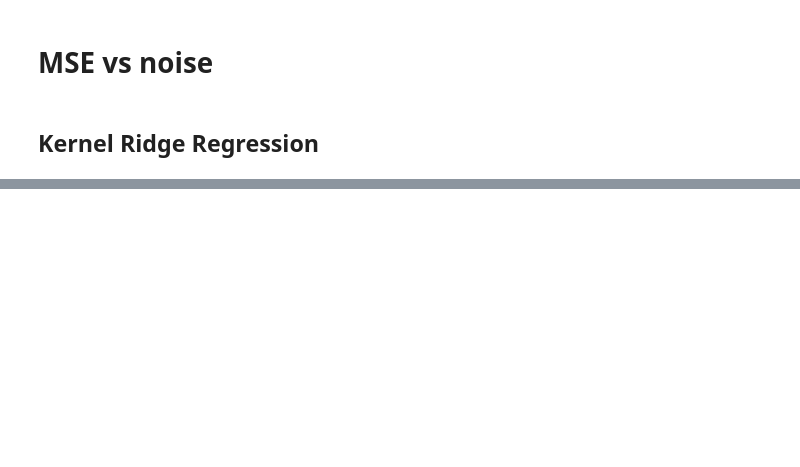
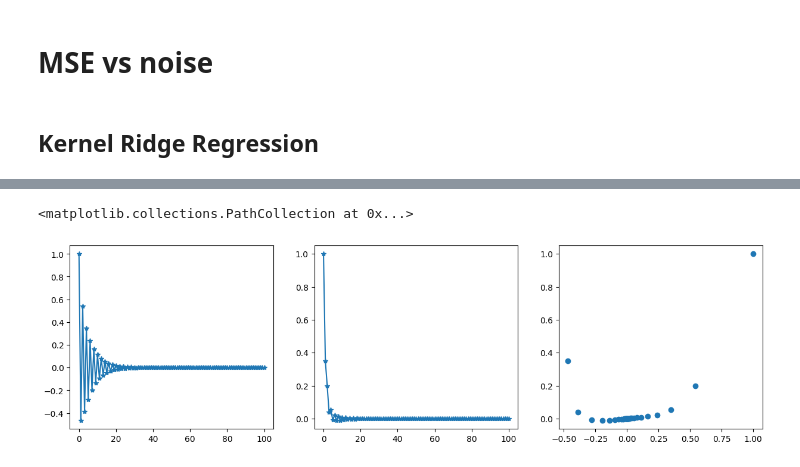
Before and after one commit to jameslavis26/time_series_clustering, a Jupyter notebook: experiments/clustering_tests/workbook.ipynb, the cells around one changed output, grey strips where cells are left out. Cells and saved outputs as stored; diff of their text form; code cells hidden in the pictures; blank space fills up the shorter version.

```diff
--- a/experiments/clustering_tests/workbook.ipynb
+++ b/experiments/clustering_tests/workbook.ipynb
@@ -103,0 +157,23 @@ for noise in noise_range:
+# %%
+d = 2
+
+x0 = np.array([1, 1])
+
+T = np.random.random((d, d))*2 - 1
+
+x = [x0]
+xi = 1*x0
+for i in range(100):
+    xi = T@(xi)
+    x.append(xi)
+
+x = np.stack(x)
+
+fig, ax = plt.subplots(ncols=3, figsize=(15, 4))
+
+ax[0].plot(x[:, 0], "-*")
+ax[1].plot(x[:, 1], "-*")
+ax[2].scatter(*x.T)
+# %% [output]
+<matplotlib.collections.PathCollection at 0x...>
+[figure, added]
```
Also changed, not shown: parts of 7 cells of this notebook, 2 other files.
